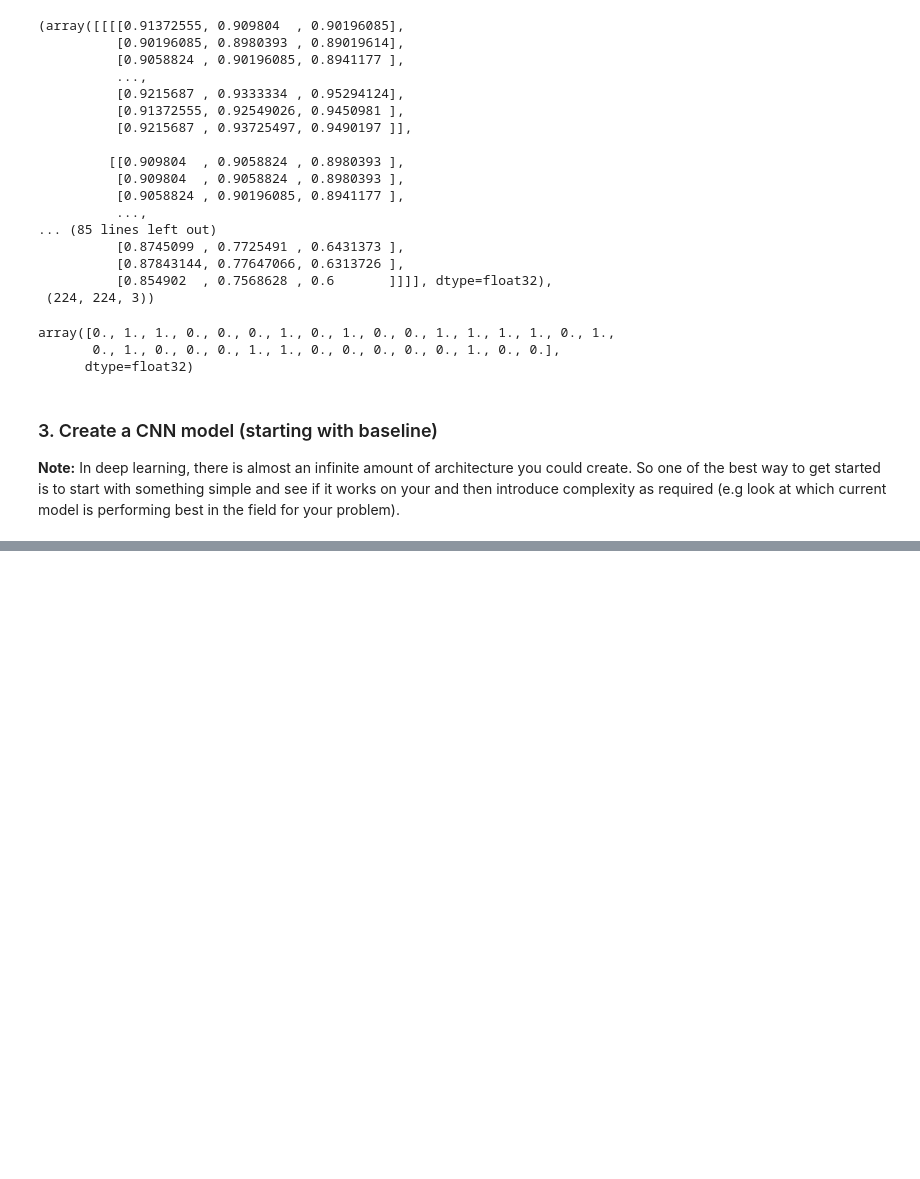
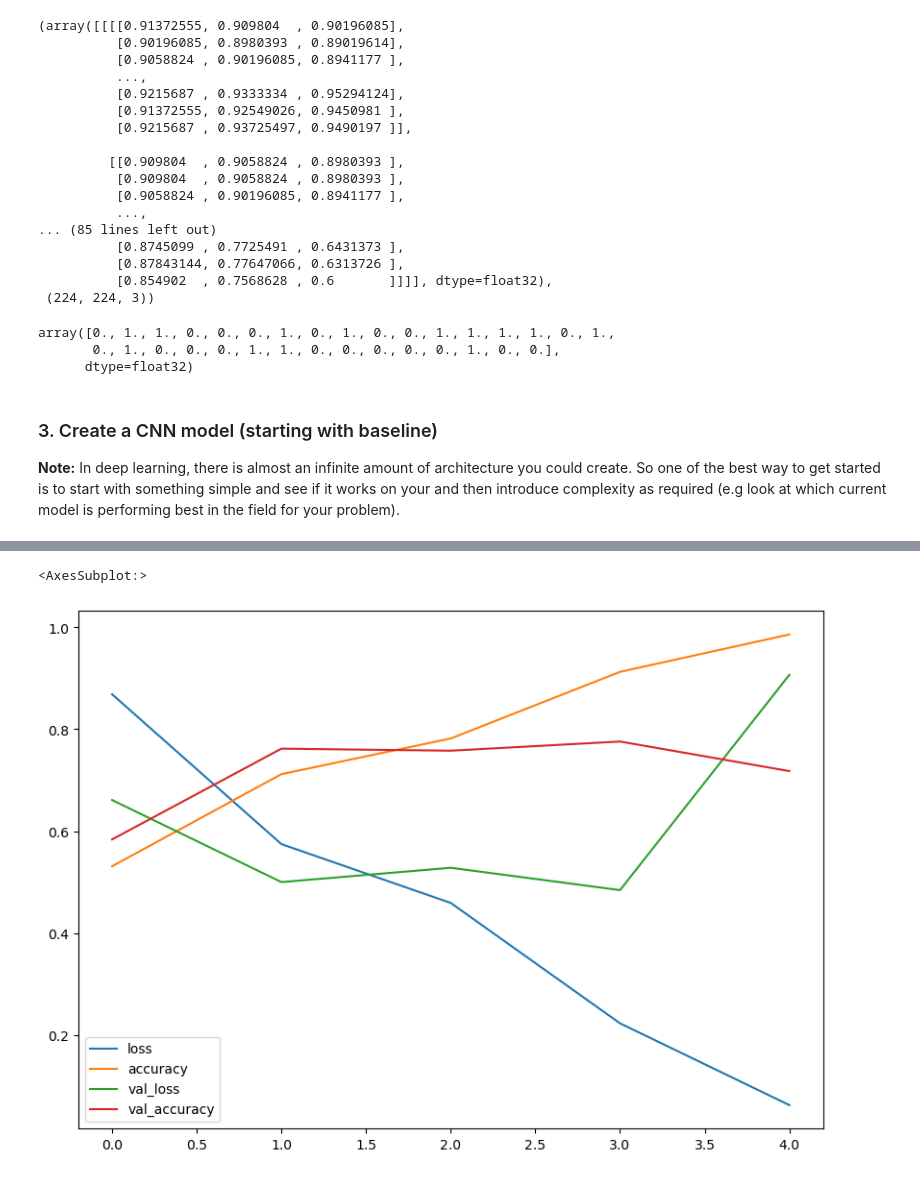
Before and after one commit to Abisoyesam/Deep-Learning-With-TensorFlow, a Jupyter notebook: 04 - Convolutional Neural Network/code/03 - Breaking down CNN model.ipynb, the cells around one changed output, grey strips where cells are left out. Saved outputs shown, nothing was run; the diff lists cells and outputs as text; code cells hidden in the pictures; blank space fills up the shorter version.

```diff
--- a/04 - Convolutional Neural Network/code/03 - Breaking down CNN model.ipynb
+++ b/04 - Convolutional Neural Network/code/03 - Breaking down CNN model.ipynb
@@ -123,5 +123,8 @@ model_1 = Sequential([
     Flatten(),
     Dense(1, activation="sigmoid") # output layer
 ])
+# %%
+# Compile the model
+model_1.compile(loss="binary_crossentropy", optimizer=Adam(), metrics=['accuracy'])
 # %%
-model_1.compile()
+model_1.summary()
@@ -127,0 +155,5 @@ model_1.compile()
+# %%
+# Fit the model
+history_1 = model_1.fit(train_data, # this is the combination of labels and sample data
+                        epochs=5, steps_per_epoch=len(train_data),
+                        validation_data=test_data, validation_steps=len(test_data))
@@ -127,0 +171,9 @@ model_1.compile()
+# %%
+# Evaluating the model
+import pandas as pd
+
+# plot the model
+pd.DataFrame(history_1.history).plot(figsize=(10, 7))
+# %% [output]
+<AxesSubplot:>
+[figure, added]
```
Also changed, not shown: parts of 7 cells of this notebook, 3 other files.
